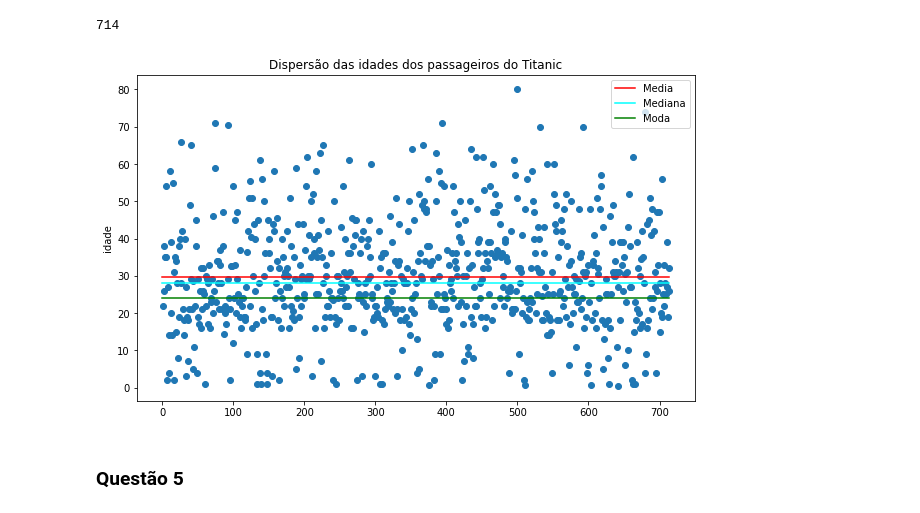
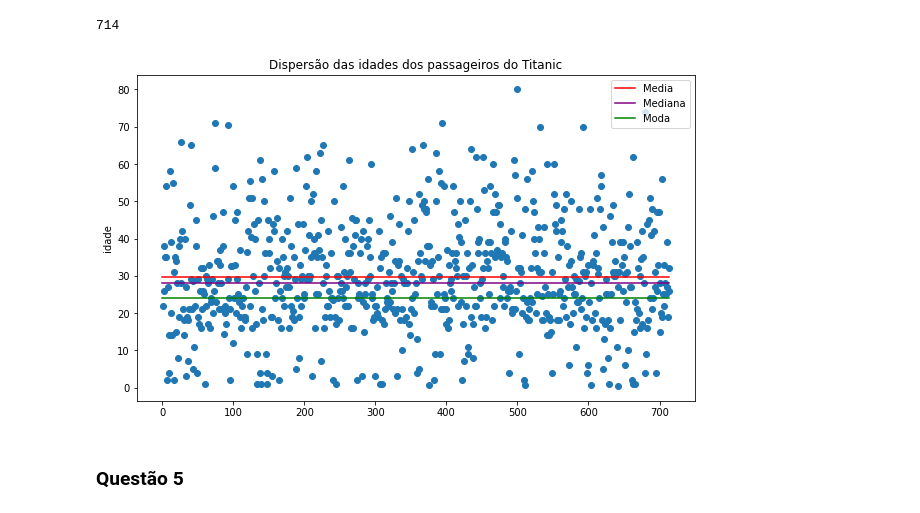
Before and after one commit to VitorFRodrigues/Coding_Tank_Material, a Jupyter notebook: Polo_Tech/Modulo_04/Listas/L1-Estatistica1_vitor.ipynb, the cells around one changed output. Cells and saved outputs as stored; diff of their text form; code cells hidden in the pictures.

```diff
--- a/Polo_Tech/Modulo_04/Listas/L1-Estatistica1_vitor.ipynb
+++ b/Polo_Tech/Modulo_04/Listas/L1-Estatistica1_vitor.ipynb
@@ -193,15 +192,15 @@ x = np.arange(1, len(age_sem_nan)+1)
 # %%
 plt.figure(figsize=(10, 6))
 plt.scatter(x, age_sem_nan)
 plt.plot(array_media, color='red')
-plt.plot(array_mediana, color='cyan')
+plt.plot(array_mediana, color='purple')
 plt.plot(array_moda, color='green')
 plt.title('Dispersão das idades dos passageiros do Titanic')
 plt.ylabel('idade')
 plt.legend(['Media', 'Mediana', 'Moda'])
 plt.show()
 # %% [output]
-[figure, old version]
+[figure, new version]
 # %% [markdown]
 ### Questão 5
 # %% [markdown]
```
Also changed, not shown: parts of 16 cells of this notebook.
